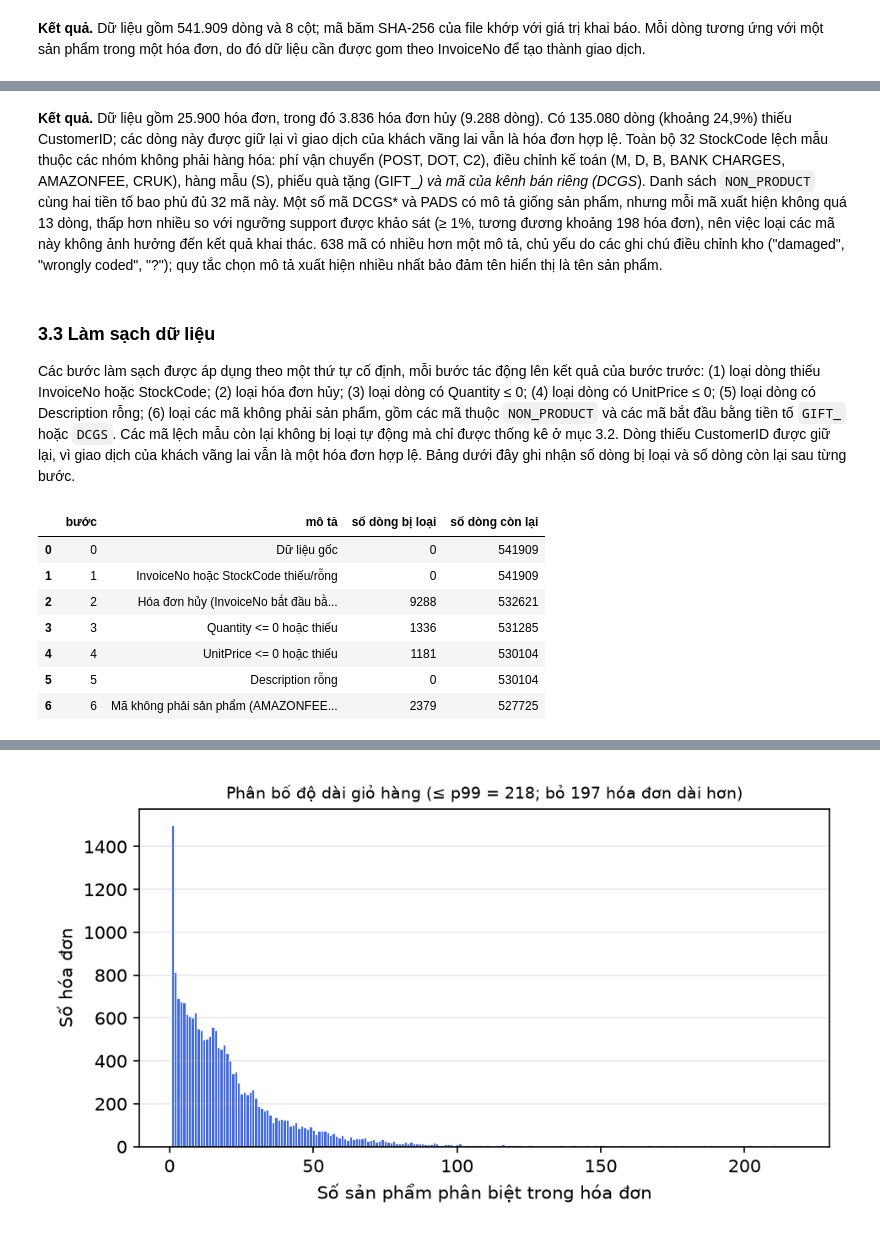
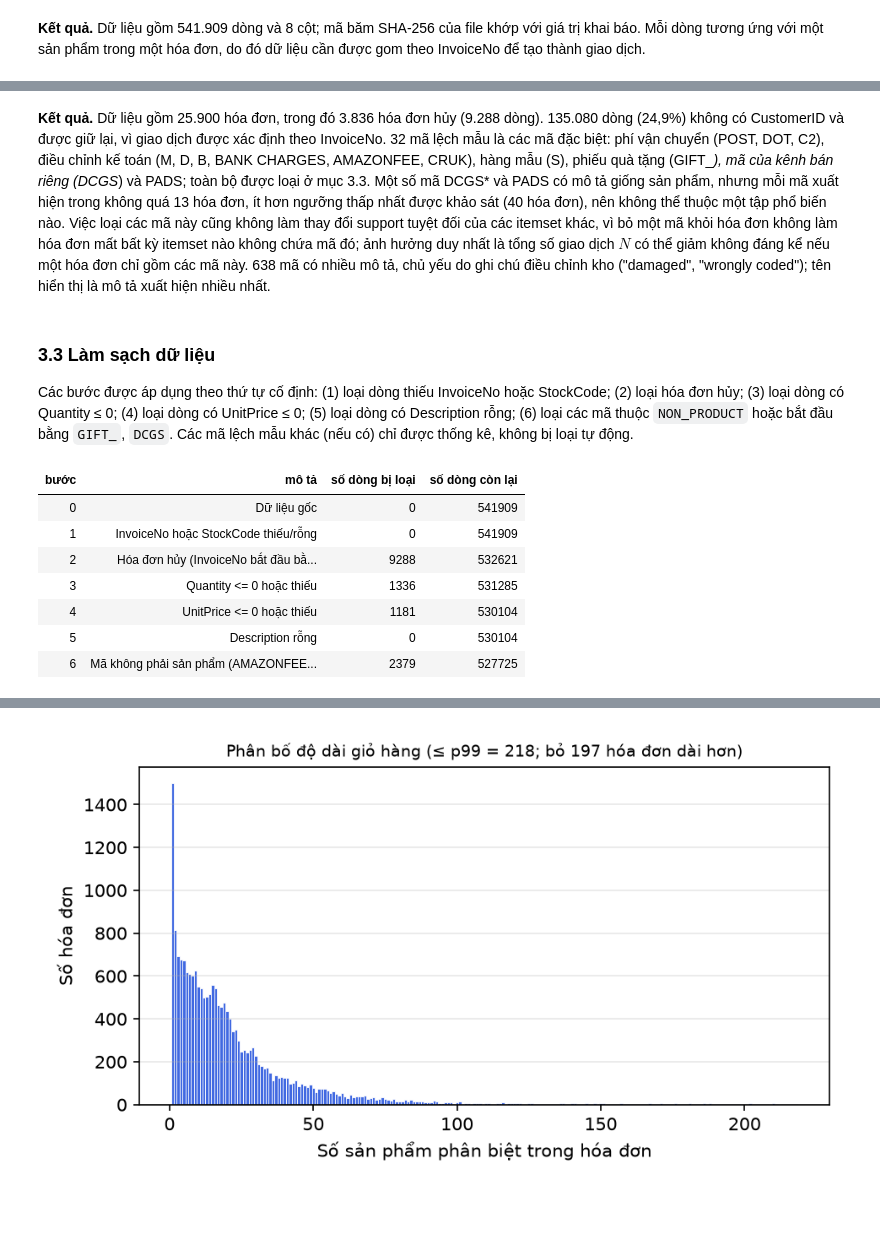
Before and after one commit to DRAGON-1312/FPClose, a Jupyter notebook: notebooks/application_01.ipynb, the cells around one changed output, grey strips where cells are left out. Saved outputs shown, nothing was run; the diff lists cells and outputs as text; code cells hidden in the pictures; blank space fills up the shorter version.

```diff
--- a/notebooks/application_01.ipynb
+++ b/notebooks/application_01.ipynb
@@ -154,19 +189,19 @@ for name, table in diagnosis.items():
 # %% [markdown]
-**Kết quả.** Dữ liệu gồm 25.900 hóa đơn, trong đó 3.836 hóa đơn hủy (9.288 dòng). Có 135.080 dòng (khoảng 24,9%) thiếu CustomerID; các dòng này được giữ lại vì giao dịch của khách vãng lai vẫn là hóa đơn hợp lệ. Toàn bộ 32 StockCode lệch mẫu thuộc các nhóm không phải hàng hóa: phí vận chuyển (POST, DOT, C2), điều chỉnh kế toán (M, D, B, BANK CHARGES, AMAZONFEE, CRUK), hàng mẫu (S), phiếu quà tặng (GIFT_*) và mã của kênh bán riêng (DCGS*). Danh sách `NON_PRODUCT` cùng hai tiền tố bao phủ đủ 32 mã này. Một số mã DCGS* và PADS có mô tả giống sản phẩm, nhưng mỗi mã xuất hiện không quá 13 dòng, thấp hơn nhiều so với ngưỡng support được khảo sát (≥ 1%, tương đương khoảng 198 hóa đơn), nên việc loại các mã này không ảnh hưởng đến kết quả khai thác. 638 mã có nhiều hơn một mô tả, chủ yếu do các ghi chú điều chỉnh kho ("damaged", "wrongly coded", "?"); quy tắc chọn mô tả xuất hiện nhiều nhất bảo đảm tên hiển thị là tên sản phẩm.
+**Kết quả.** Dữ liệu gồm 25.900 hóa đơn, trong đó 3.836 hóa đơn hủy (9.288 dòng). 135.080 dòng (24,9%) không có CustomerID và được giữ lại, vì giao dịch được xác định theo InvoiceNo. 32 mã lệch mẫu là các mã đặc biệt: phí vận chuyển (POST, DOT, C2), điều chỉnh kế toán (M, D, B, BANK CHARGES, AMAZONFEE, CRUK), hàng mẫu (S), phiếu quà tặng (GIFT_*), mã của kênh bán riêng (DCGS*) và PADS; toàn bộ được loại ở mục 3.3. Một số mã DCGS* và PADS có mô tả giống sản phẩm, nhưng mỗi mã xuất hiện trong không quá 13 hóa đơn, ít hơn ngưỡng thấp nhất được khảo sát (40 hóa đơn), nên không thể thuộc một tập phổ biến nào. Việc loại các mã này cũng không làm thay đổi support tuyệt đối của các itemset khác, vì bỏ một mã khỏi hóa đơn không làm hóa đơn mất bất kỳ itemset nào không chứa mã đó; ảnh hưởng duy nhất là tổng số giao dịch $N$ có thể giảm không đáng kể nếu một hóa đơn chỉ gồm các mã này. 638 mã có nhiều mô tả, chủ yếu do ghi chú điều chỉnh kho ("damaged", "wrongly coded"); tên hiển thị là mô tả xuất hiện nhiều nhất.
 # %% [markdown]
 ### 3.3 Làm sạch dữ liệu
 
-Các bước làm sạch được áp dụng theo một thứ tự cố định, mỗi bước tác động lên kết quả của bước trước: (1) loại dòng thiếu InvoiceNo hoặc StockCode; (2) loại hóa đơn hủy; (3) loại dòng có Quantity ≤ 0; (4) loại dòng có UnitPrice ≤ 0; (5) loại dòng có Description rỗng; (6) loại các mã không phải sản phẩm, gồm các mã thuộc `NON_PRODUCT` và các mã bắt đầu bằng tiền tố `GIFT_` hoặc `DCGS`. Các mã lệch mẫu còn lại không bị loại tự động mà chỉ được thống kê ở mục 3.2. Dòng thiếu CustomerID được giữ lại, vì giao dịch của khách vãng lai vẫn là một hóa đơn hợp lệ. Bảng dưới đây ghi nhận số dòng bị loại và số dòng còn lại sau từng bước.
+Các bước được áp dụng theo thứ tự cố định: (1) loại dòng thiếu InvoiceNo hoặc StockCode; (2) loại hóa đơn hủy; (3) loại dòng có Quantity ≤ 0; (4) loại dòng có UnitPrice ≤ 0; (5) loại dòng có Description rỗng; (6) loại các mã thuộc `NON_PRODUCT` hoặc bắt đầu bằng `GIFT_`, `DCGS`. Các mã lệch mẫu khác (nếu có) chỉ được thống kê, không bị loại tự động.
 # %%
 df_clean, cleaning_steps = mb.clean(df_raw, non_product=NON_PRODUCT, prefixes=NON_PRODUCT_PREFIXES)
-display(cleaning_steps)
+display(mb.styled(cleaning_steps))
 # %% [output]
-|  | bước | mô tả | số dòng bị loại | số dòng còn lại |
-| 0 | 0 | Dữ liệu gốc | 0 | 541909 |
-| 1 | 1 | InvoiceNo hoặc StockCode thiếu/rỗng | 0 | 541909 |
-| 2 | 2 | Hóa đơn hủy (InvoiceNo bắt đầu bằ... | 9288 | 532621 |
-| 3 | 3 | Quantity <= 0 hoặc thiếu | 1336 | 531285 |
-| 4 | 4 | UnitPrice <= 0 hoặc thiếu | 1181 | 530104 |
-| 5 | 5 | Description rỗng | 0 | 530104 |
-| 6 | 6 | Mã không phải sản phẩm (AMAZONFEE... | 2379 | 527725 |
+| bước | mô tả | số dòng bị loại | số dòng còn lại |
+| 0 | Dữ liệu gốc | 0 | 541909 |
+| 1 | InvoiceNo hoặc StockCode thiếu/rỗng | 0 | 541909 |
+| 2 | Hóa đơn hủy (InvoiceNo bắt đầu bằ... | 9288 | 532621 |
+| 3 | Quantity <= 0 hoặc thiếu | 1336 | 531285 |
+| 4 | UnitPrice <= 0 hoặc thiếu | 1181 | 530104 |
+| 5 | Description rỗng | 0 | 530104 |
+| 6 | Mã không phải sản phẩm (AMAZONFEE... | 2379 | 527725 |
 # %% [markdown]
```
Also changed, not shown: parts of 56 cells of this notebook, 16 other files.
